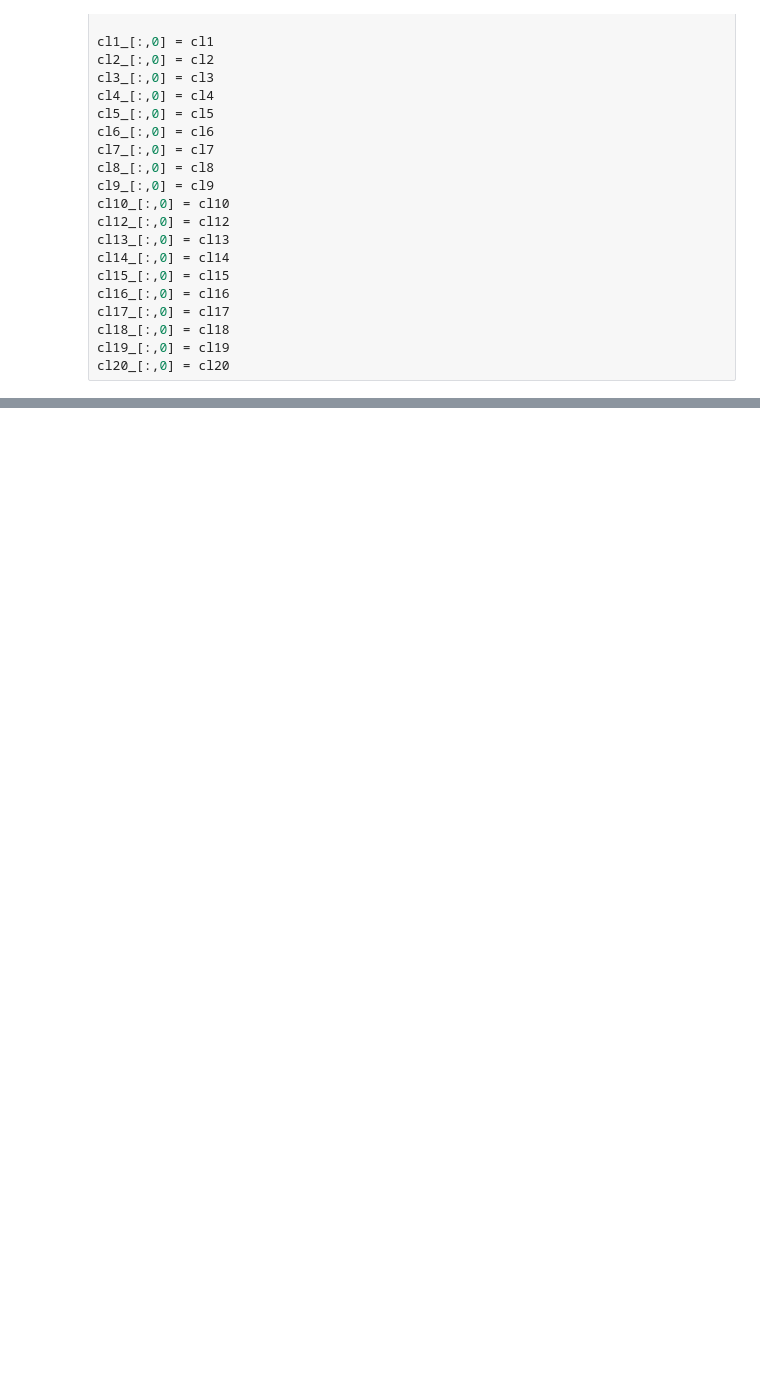
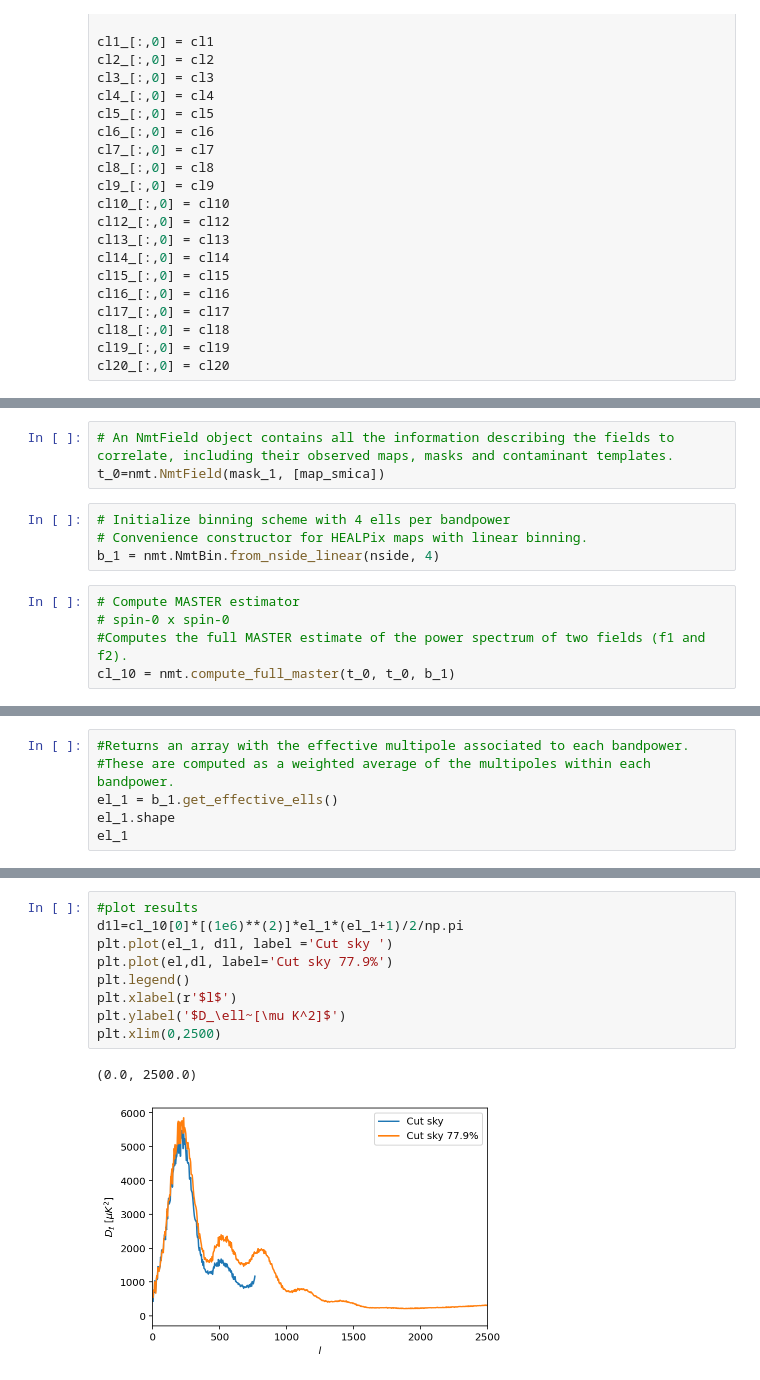
Before and after one commit to Augustocmb/cmblss, a Jupyter notebook: code/cmblss-main/correlation-function.ipynb, the cells around one changed output, grey strips where cells are left out. Cells and saved outputs as stored; diff of their text form; blank space fills up the shorter version.

```diff
--- a/code/cmblss-main/correlation-function.ipynb
+++ b/code/cmblss-main/correlation-function.ipynb
@@ -351,0 +490,12 @@ cl20_[:,0] = cl20
+# %%
+# An NmtField object contains all the information describing the fields to correlate, including their observed maps, masks and contaminant templates.
+t_0=nmt.NmtField(mask_1, [map_smica])
+# %%
+# Initialize binning scheme with 4 ells per bandpower
+# Convenience constructor for HEALPix maps with linear binning.
+b_1 = nmt.NmtBin.from_nside_linear(nside, 4)
+# %%
+# Compute MASTER estimator
+# spin-0 x spin-0
+#Computes the full MASTER estimate of the power spectrum of two fields (f1 and f2).
+cl_10 = nmt.compute_full_master(t_0, t_0, b_1)
@@ -351,0 +506,6 @@ cl20_[:,0] = cl20
+# %%
+#Returns an array with the effective multipole associated to each bandpower.
+#These are computed as a weighted average of the multipoles within each bandpower.
+el_1 = b_1.get_effective_ells()
+el_1.shape
+el_1
@@ -351,0 +530,12 @@ cl20_[:,0] = cl20
+# %%
+#plot results
+d1l=cl_10[0]*[(1e6)**(2)]*el_1*(el_1+1)/2/np.pi
+plt.plot(el_1, d1l, label ='Cut sky ')
+plt.plot(el,dl, label='Cut sky 77.9%')
+plt.legend()
+plt.xlabel(r'$l$')
+plt.ylabel('$D_\ell~[\mu K^2]$')
+plt.xlim(0,2500)
+# %% [output]
+(0.0, 2500.0)
+[figure, added]
```
Also changed, not shown: parts of 64 cells of this notebook.
